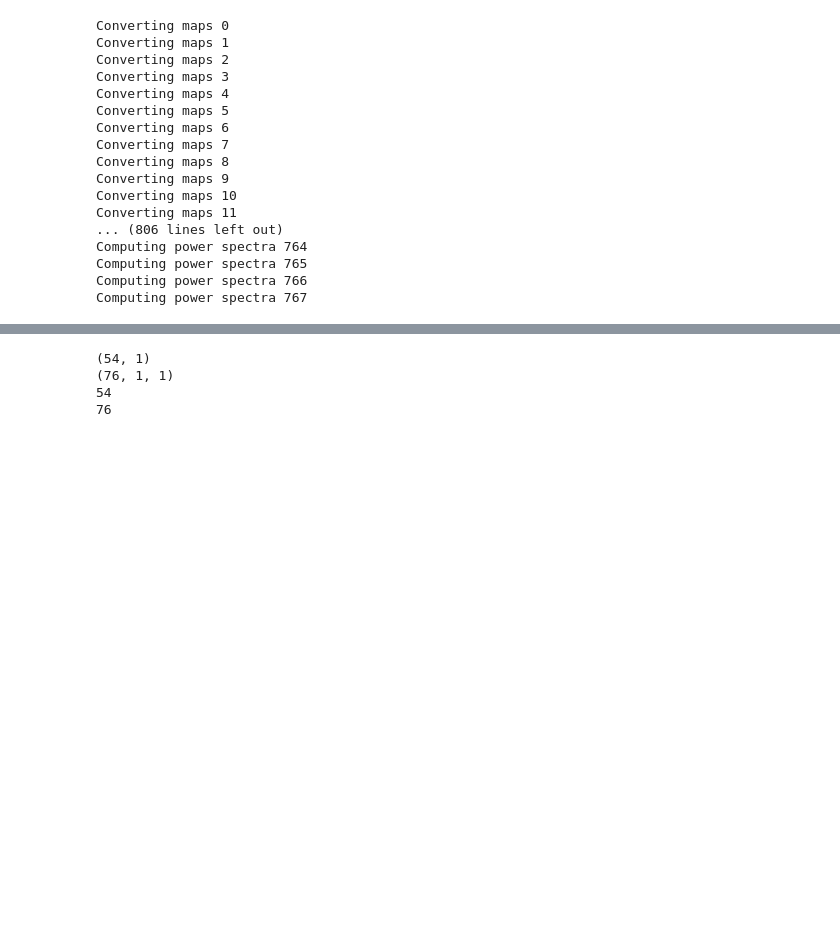
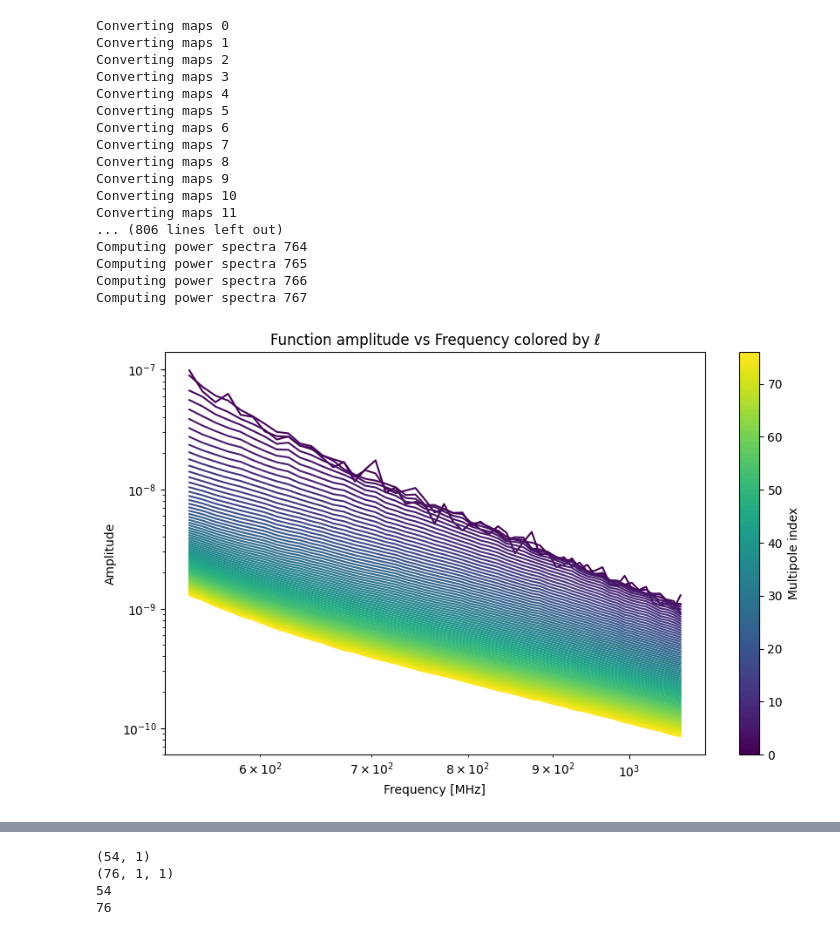
Before and after one commit to urwa99/MASS_Thesis, a Jupyter notebook: HI/parametric_model.ipynb, the cells around one changed output, grey strips where cells are left out. Cells and saved outputs as stored; diff of their text form; code cells hidden in the pictures; blank space fills up the shorter version.

```diff
--- a/HI/parametric_model.ipynb
+++ b/HI/parametric_model.ipynb
@@ -146,0 +138,26 @@ smooth_cl = 10**log_poly_model(log_ell, *popt)
+# %%
+import matplotlib.pyplot as plt
+import matplotlib.cm as cm
+import matplotlib.colors as mcolors
+
+fig, ax = plt.subplots(figsize=(10, 6))
+
+cmap = plt.colormaps['viridis'].resampled(len(leff))
+norm = mcolors.Normalize(vmin=0, vmax=len(leff))
+
+for ell in range(len(leff)):
+    ax.plot(freqs[:-1], smooth_cl[ell], color=cmap(norm(ell)))
+
+sm = plt.cm.ScalarMappable(cmap=cmap, norm=norm)
+sm.set_array([])
+
+cbar = fig.colorbar(sm, ax=ax)  # Pass the figure and ax explicitly
+cbar.set_label('Multipole index')
+
+ax.set_xlabel('Frequency [MHz]')
+ax.set_ylabel('Amplitude')
+ax.set_title('Function amplitude vs Frequency colored by ℓ')
+plt.loglog()
+plt.show()
+# %% [output]
+[figure, added]
```
Also changed, not shown: parts of 8 cells of this notebook.
